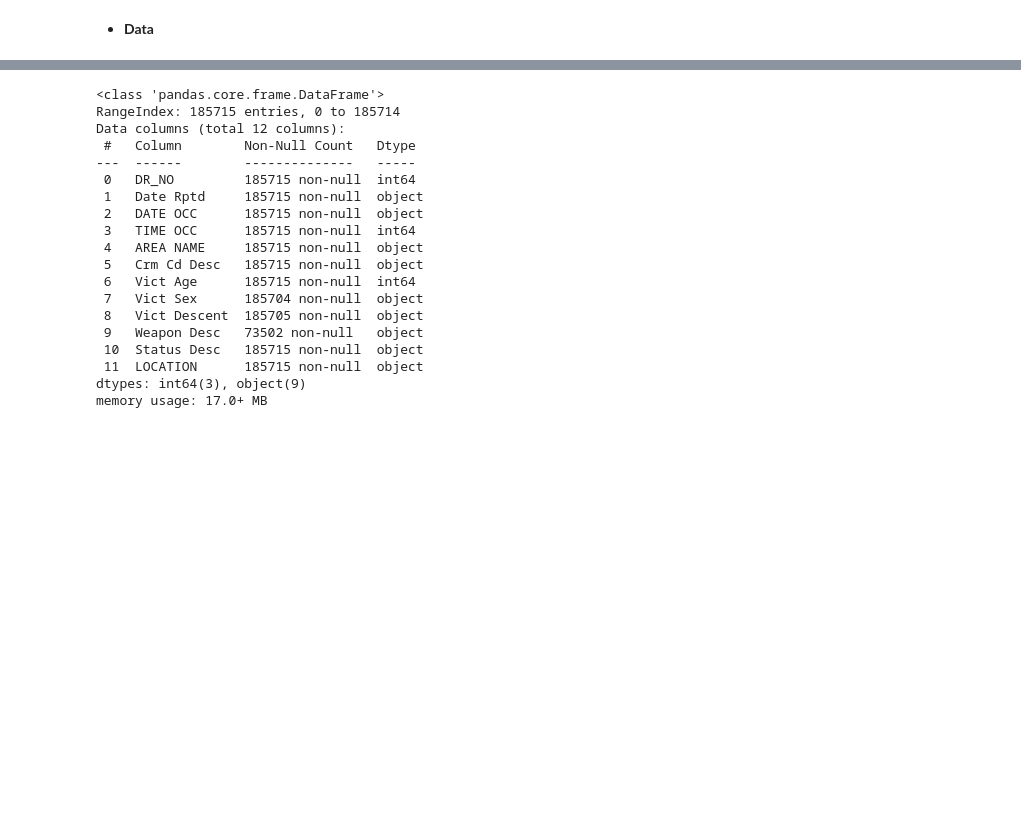
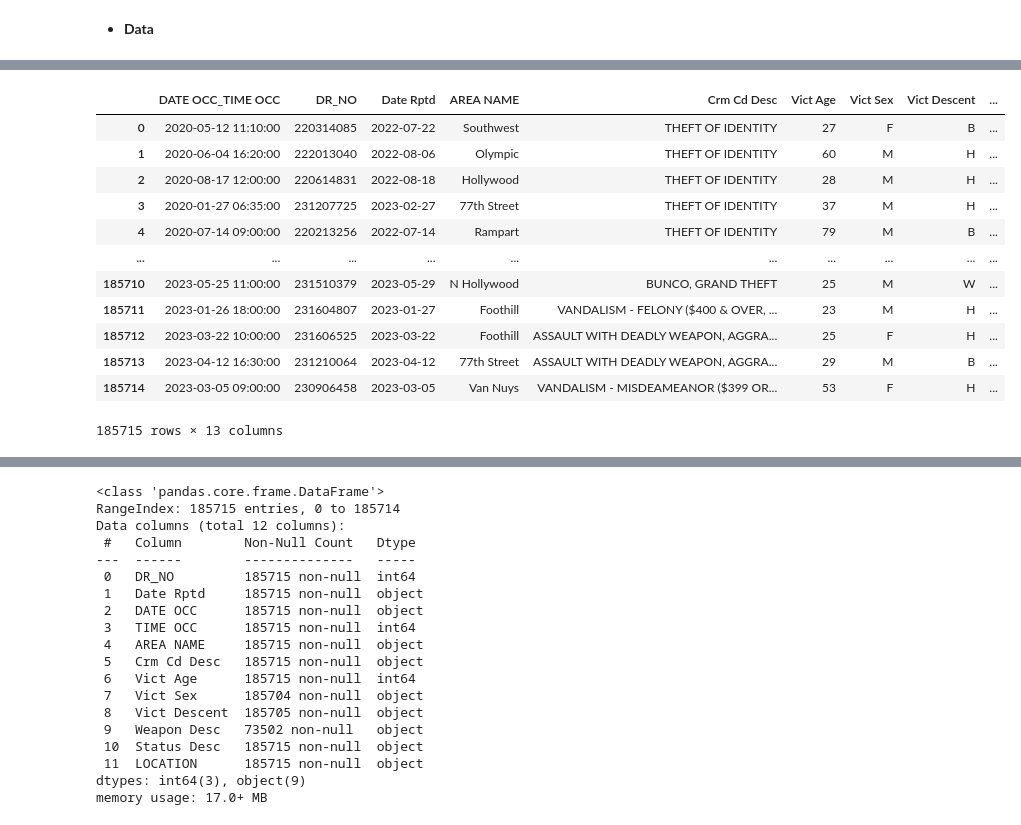
Before and after one commit to TimotheeNkwar/Data-Science-projects, a Jupyter notebook: project 4 EDA_Crime/EDA_Crime.ipynb, the cells around one changed output, grey strips where cells are left out. Drawn from its saved outputs; the diff is of its cells as text; code cells hidden in the pictures; blank space fills up the shorter version.

```diff
--- a/project 4 EDA_Crime/EDA_Crime.ipynb
+++ b/project 4 EDA_Crime/EDA_Crime.ipynb
@@ -39,0 +64,5 @@ data.head()
+# %%
+data["Month"] = data["DATE OCC_TIME OCC"].dt.month
+# %%
+data["Month_txt"] = data["DATE OCC_TIME OCC"].dt.month_name()
+data["Month_txt"]
@@ -39,0 +82,16 @@ data.head()
+# %%
+data
+# %% [output]
+|  | DATE OCC_TIME OCC | DR_NO | Date Rptd | AREA NAME | Crm Cd Desc | Vict Age | Vict Sex | Vict Descent | ... |
+| 0 | 2020-05-12 11:10:00 | 220314085 | 2022-07-22 | Southwest | THEFT OF IDENTITY | 27 | F | B | ... |
+| 1 | 2020-06-04 16:20:00 | 222013040 | 2022-08-06 | Olympic | THEFT OF IDENTITY | 60 | M | H | ... |
+| 2 | 2020-08-17 12:00:00 | 220614831 | 2022-08-18 | Hollywood | THEFT OF IDENTITY | 28 | M | H | ... |
+| 3 | 2020-01-27 06:35:00 | 231207725 | 2023-02-27 | 77th Street | THEFT OF IDENTITY | 37 | M | H | ... |
+| 4 | 2020-07-14 09:00:00 | 220213256 | 2022-07-14 | Rampart | THEFT OF IDENTITY | 79 | M | B | ... |
+| ... | ... | ... | ... | ... | ... | ... | ... | ... | ... |
+| 185710 | 2023-05-25 11:00:00 | 231510379 | 2023-05-29 | N Hollywood | BUNCO, GRAND THEFT | 25 | M | W | ... |
+| 185711 | 2023-01-26 18:00:00 | 231604807 | 2023-01-27 | Foothill | VANDALISM - FELONY ($400 & OVER, ... | 23 | M | H | ... |
+| 185712 | 2023-03-22 10:00:00 | 231606525 | 2023-03-22 | Foothill | ASSAULT WITH DEADLY WEAPON, AGGRA... | 25 | F | H | ... |
+| 185713 | 2023-04-12 16:30:00 | 231210064 | 2023-04-12 | 77th Street | ASSAULT WITH DEADLY WEAPON, AGGRA... | 29 | M | B | ... |
+| 185714 | 2023-03-05 09:00:00 | 230906458 | 2023-03-05 | Van Nuys | VANDALISM - MISDEAMEANOR ($399 OR... | 53 | F | H | ... |
+185715 rows × 13 columns
```
Also changed, not shown: parts of 5 cells of this notebook.
